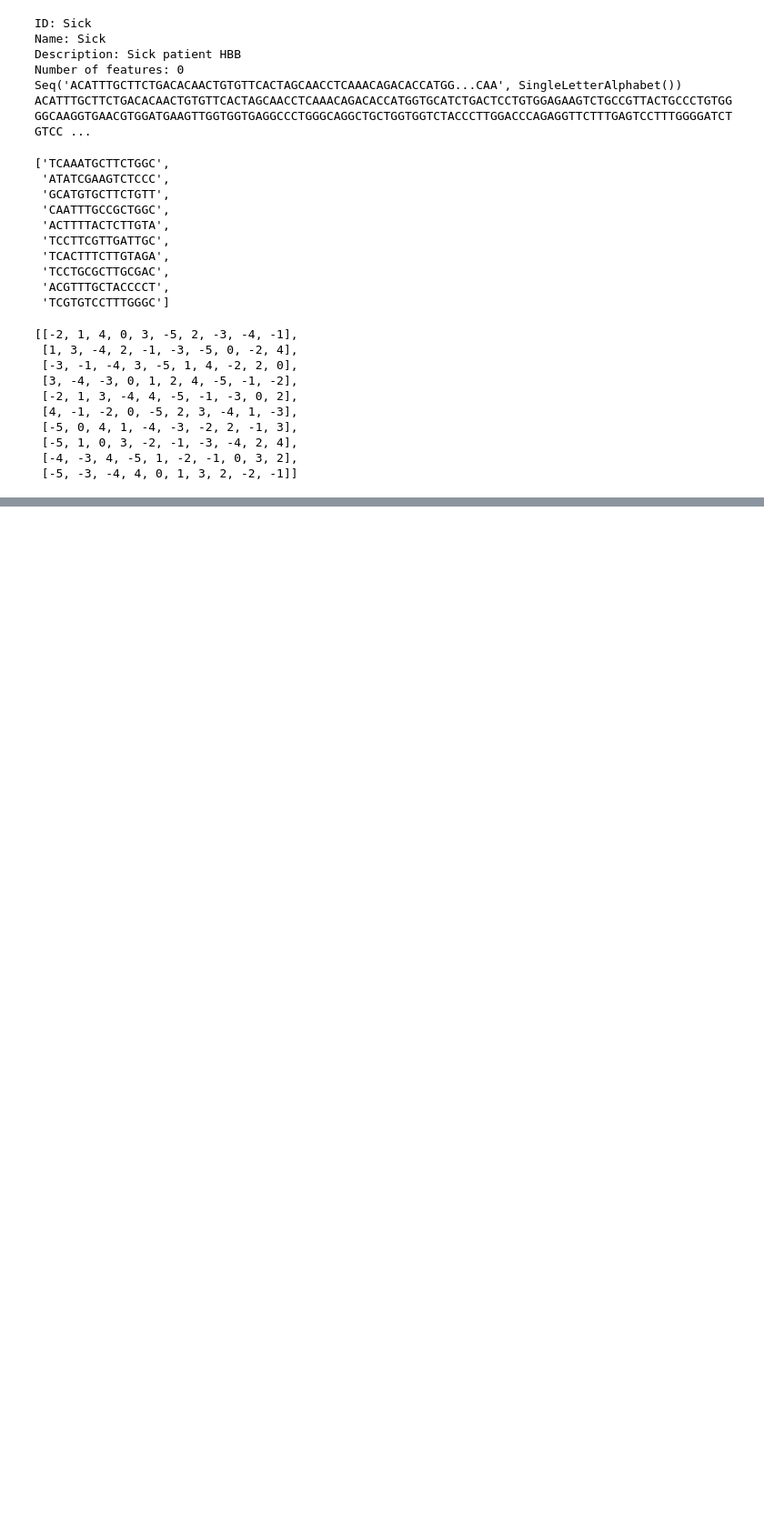
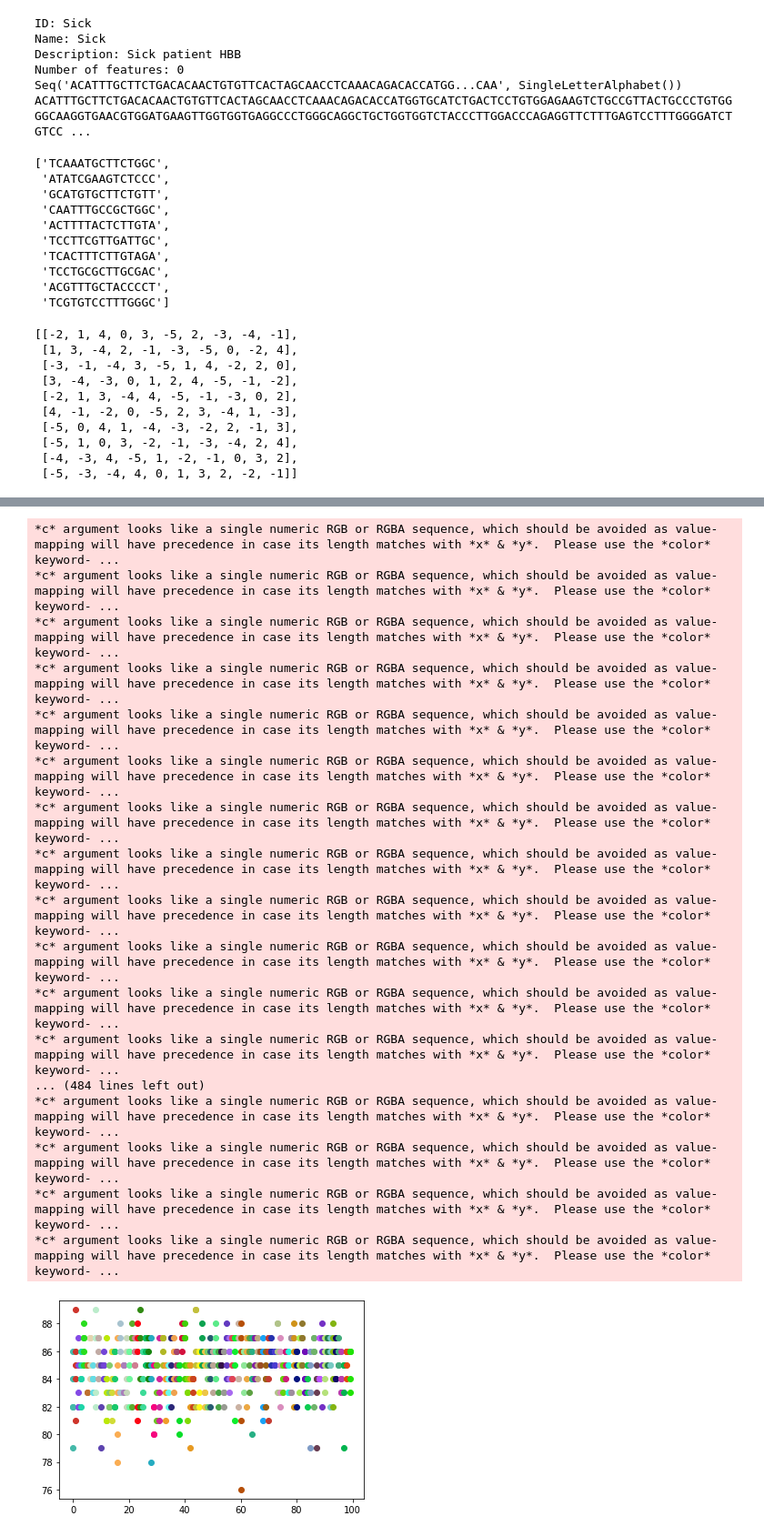
Before and after one commit to UnaStankovic/ComputationalIntelligence, a Jupyter notebook: MSA.ipynb, the cells around one changed output, grey strips where cells are left out. Shown: that part at 91% size. Cells and saved outputs as stored; diff of their text form; code cells hidden in the pictures; blank space fills up the shorter version.

Commit message:
FIRST PHASE DONE> added multiple iterations and plot without gaps

```diff
--- a/MSA.ipynb
+++ b/MSA.ipynb
@@ -175,7 +173,25 @@ def crossover_and_generate_new(top_chromosomes):
         new_pop.append(new_chr2)
 
     return new_pop
-#print(top_chromosomes)
-new_population = crossover_and_generate_new(top_chromosomes)
-print(new_population)
+
+#initial pop
+
+padded_seqs = padded_sequences(initial_pop)
+
+top_chromosomes = MSA(padded_seqs)
+print(top_chromosomes)
+
+#iterations until some convergence
+num_iter = 100
+conv = []
+for i in range(0, num_iter):
+    #print(top_chromosomes)
+    new_population = crossover_and_generate_new(top_chromosomes)
+    #print(new_population)
+    padded_seqs2 = padded_sequences(new_population)
+    top_chromosomes2 = MSA(padded_seqs2)
+    print(top_chromosomes2)
+    conv.append(top_chromosomes2)
+
+#for i in range(0, len(conv)):
 # %% [output]
@@ -186,0 +215,28 @@ print(top_chromosomes)
+# %%
+import matplotlib.pyplot as plt
+
+for i in range(0, len(conv)):
+    c = np.random.rand(3,)
+    for j in range(0, 5):
+       # print(conv[i][j][1])
+        plt.scatter(i, conv[i][j][1], c=c)
+plt.show()
+# %% [output]
+*c* argument looks like a single numeric RGB or RGBA sequence, which should be avoided as value-mapping will have precedence in case its length matches with *x* & *y*.  Please use the *color* keyword- ...
+*c* argument looks like a single numeric RGB or RGBA sequence, which should be avoided as value-mapping will have precedence in case its length matches with *x* & *y*.  Please use the *color* keyword- ...
+*c* argument looks like a single numeric RGB or RGBA sequence, which should be avoided as value-mapping will have precedence in case its length matches with *x* & *y*.  Please use the *color* keyword- ...
+*c* argument looks like a single numeric RGB or RGBA sequence, which should be avoided as value-mapping will have precedence in case its length matches with *x* & *y*.  Please use the *color* keyword- ...
+*c* argument looks like a single numeric RGB or RGBA sequence, which should be avoided as value-mapping will have precedence in case its length matches with *x* & *y*.  Please use the *color* keyword- ...
+*c* argument looks like a single numeric RGB or RGBA sequence, which should be avoided as value-mapping will have precedence in case its length matches with *x* & *y*.  Please use the *color* keyword- ...
+*c* argument looks like a single numeric RGB or RGBA sequence, which should be avoided as value-mapping will have precedence in case its length matches with *x* & *y*.  Please use the *color* keyword- ...
+*c* argument looks like a single numeric RGB or RGBA sequence, which should be avoided as value-mapping will have precedence in case its length matches with *x* & *y*.  Please use the *color* keyword- ...
+*c* argument looks like a single numeric RGB or RGBA sequence, which should be avoided as value-mapping will have precedence in case its length matches with *x* & *y*.  Please use the *color* keyword- ...
+*c* argument looks like a single numeric RGB or RGBA sequence, which should be avoided as value-mapping will have precedence in case its length matches with *x* & *y*.  Please use the *color* keyword- ...
+*c* argument looks like a single numeric RGB or RGBA sequence, which should be avoided as value-mapping will have precedence in case its length matches with *x* & *y*.  Please use the *color* keyword- ...
+*c* argument looks like a single numeric RGB or RGBA sequence, which should be avoided as value-mapping will have precedence in case its length matches with *x* & *y*.  Please use the *color* keyword- ...
+... (484 lines left out)
+*c* argument looks like a single numeric RGB or RGBA sequence, which should be avoided as value-mapping will have precedence in case its length matches with *x* & *y*.  Please use the *color* keyword- ...
+*c* argument looks like a single numeric RGB or RGBA sequence, which should be avoided as value-mapping will have precedence in case its length matches with *x* & *y*.  Please use the *color* keyword- ...
+*c* argument looks like a single numeric RGB or RGBA sequence, which should be avoided as value-mapping will have precedence in case its length matches with *x* & *y*.  Please use the *color* keyword- ...
+*c* argument looks like a single numeric RGB or RGBA sequence, which should be avoided as value-mapping will have precedence in case its length matches with *x* & *y*.  Please use the *color* keyword- ...
+[figure, added]
```
Also changed, not shown: parts of 4 cells of this notebook.
